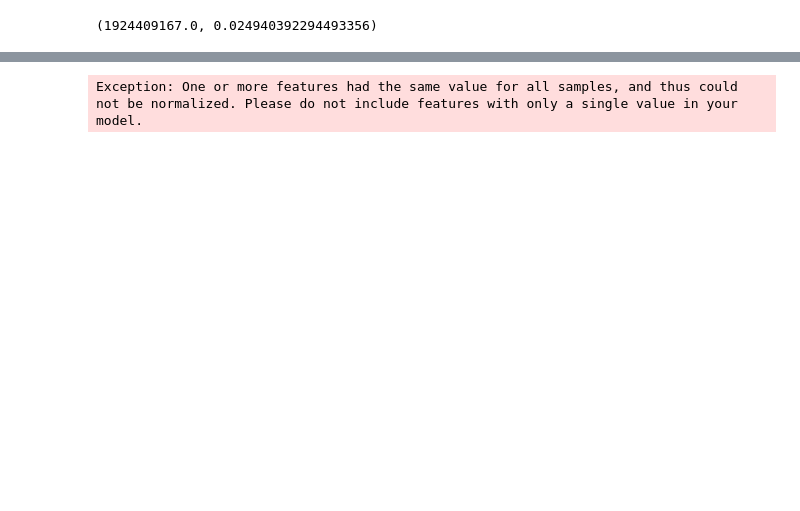
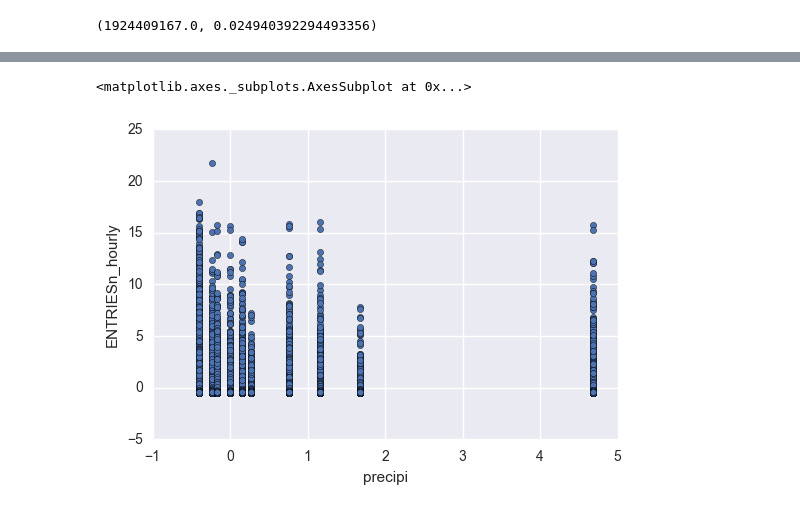
Before and after one commit to tharug/Udacity_Intro_to_Data_Science, a Jupyter notebook: P3_Analyzing_Subway_Data .ipynb, the cells around one changed output, grey strips where cells are left out. Cells and saved outputs as stored; diff of their text form; code cells hidden in the pictures; blank space fills up the shorter version.

```diff
--- a/P3_Analyzing_Subway_Data .ipynb
+++ b/P3_Analyzing_Subway_Data .ipynb
@@ -75,7 +75,10 @@ def normalize_features(df):
     df_normalized = (df - df.mean()) / df.std()
 
     return df_normalized, mu, sigma
-# %%
-normalize_features(turnstile_weather)
-# %% [output]
-Exception: One or more features had the same value for all samples, and thus could not be normalized. Please do not include features with only a single value in your model.
+# %%
+df_normalized, mu, sigma = normalize_features(turnstile_weather[['ENTRIESn_hourly','precipi']])
+# %%
+df_normalized.plot.scatter('precipi','ENTRIESn_hourly')
+# %% [output]
+<matplotlib.axes._subplots.AxesSubplot at 0x...>
+[figure, added]
```
Also changed, not shown: parts of 1 cell of this notebook, 5 other files.
